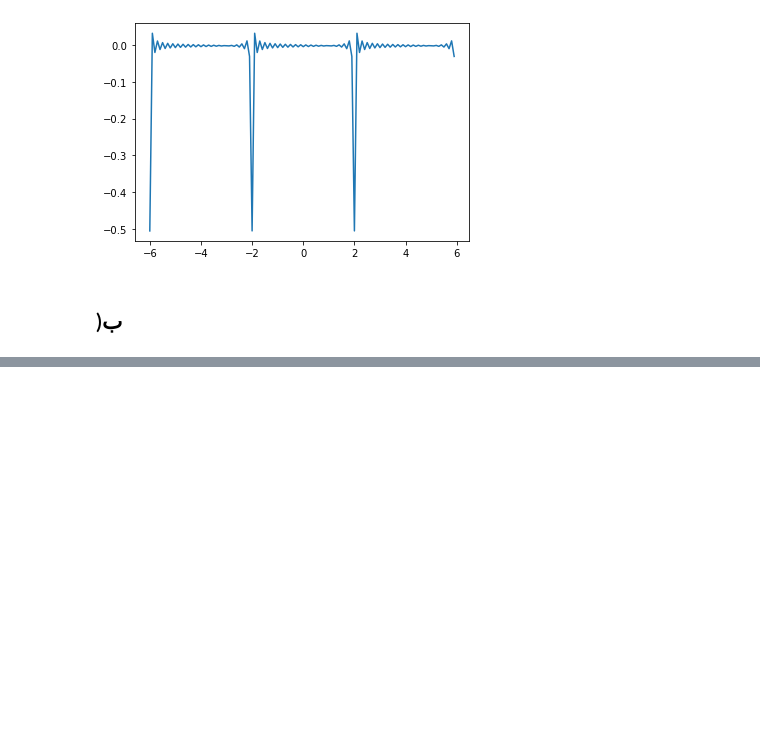
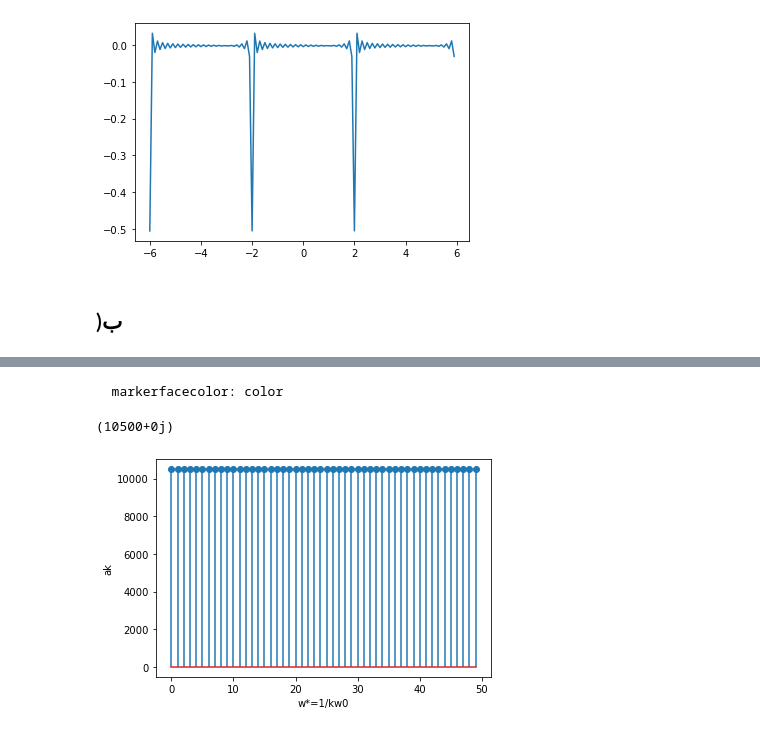
Before and after one commit to hoseinlook/signals_and_systems_hws, a Jupyter notebook: hw3/SS_HW3/hw3.ipynb, the cells around one changed output, grey strips where cells are left out. Saved outputs shown, nothing was run; the diff lists cells and outputs as text; code cells hidden in the pictures; blank space fills up the shorter version.

```diff
--- a/hw3/SS_HW3/hw3.ipynb
+++ b/hw3/SS_HW3/hw3.ipynb
@@ -180,0 +220,10 @@ print(list(k_list))
+# %%
+markerline1, stemlines, _ = plt.stem(list(range(0,50)) , [ak(y_fun , T ,k)for k in range(0,50)],'.' )
+plt.setp(markerline1, 'markerfacecolor')
+plt.xlabel('w*=1/kw0')
+plt.ylabel('ak')
+ak(y_fun ,T ,0)
+# %% [output]
+  markerfacecolor: color
+(10500+0j)
+[figure, added]
```
Also changed, not shown: parts of 12 cells of this notebook.
